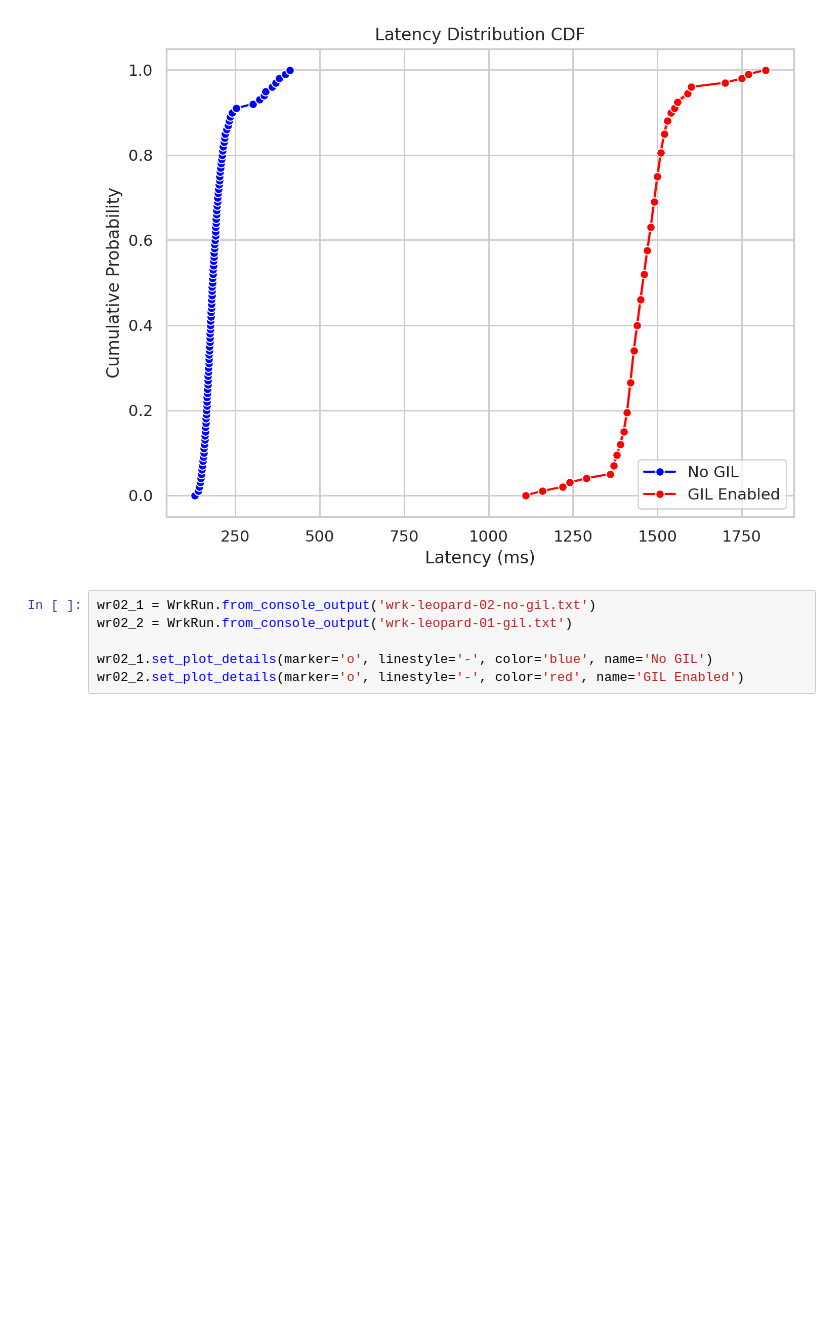
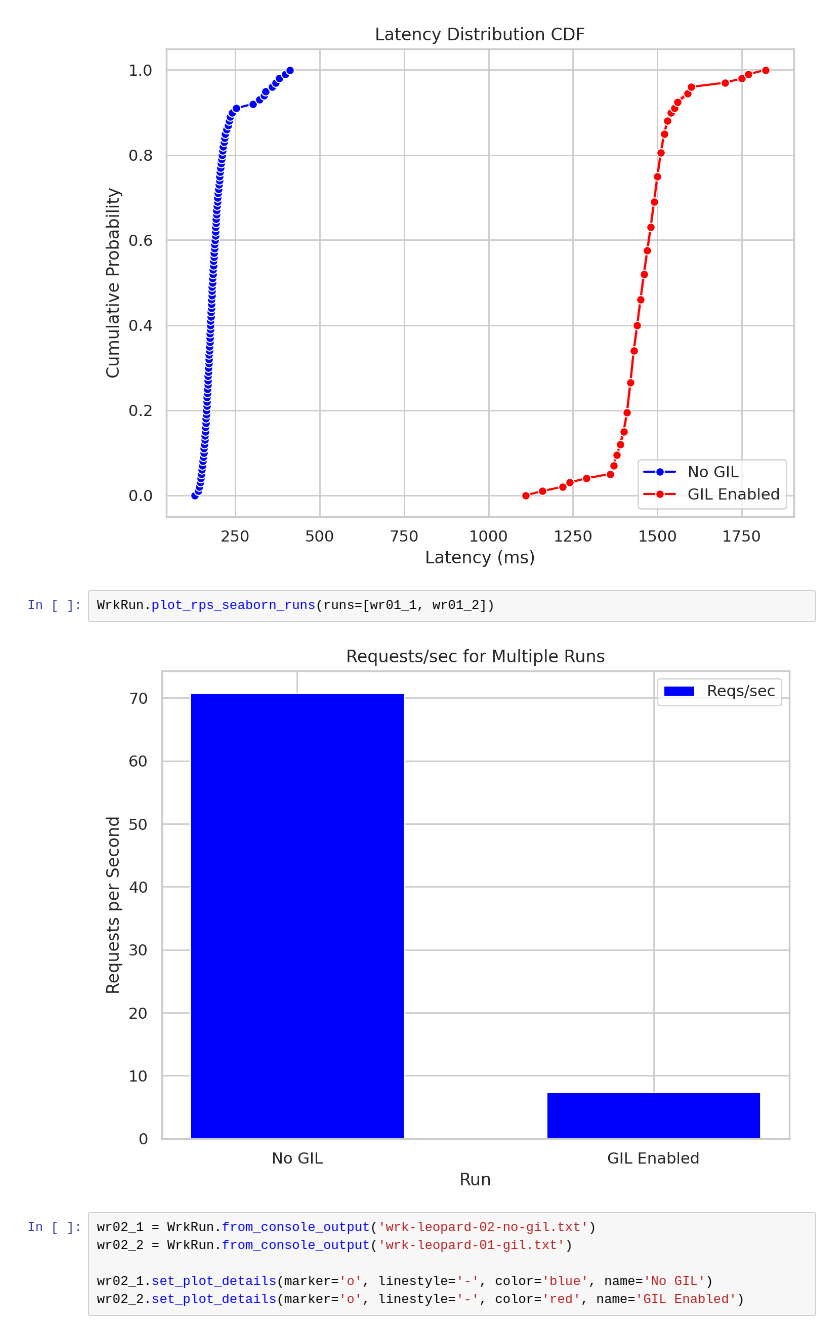
Before and after one commit to tpn/website, a Jupyter notebook: docs/blog/posts/2025-xx-xx-pytorch-and-python-free-threading/wrk-analysis.out.ipynb, the cells around one changed output. Drawn from its saved outputs; the diff is of its cells as text; blank space fills up the shorter version.

```diff
--- a/docs/blog/posts/2025-xx-xx-pytorch-and-python-free-threading/wrk-analysis.out.ipynb
+++ b/docs/blog/posts/2025-xx-xx-pytorch-and-python-free-threading/wrk-analysis.out.ipynb
@@ -587,6 +587,10 @@ wr01_2.stats_in_label = False
 WrkRun.plot_cdfs_seaborn(runs=[wr01_1, wr01_2])
 # %% [output]
 [figure]
+# %%
+WrkRun.plot_rps_seaborn_runs(runs=[wr01_1, wr01_2])
+# %% [output]
+[figure, added]
 # %%
 wr02_1 = WrkRun.from_console_output('wrk-leopard-02-no-gil.txt')
 wr02_2 = WrkRun.from_console_output('wrk-leopard-01-gil.txt')
```
Also changed, not shown: parts of 6 cells of this notebook, 24 other files.
